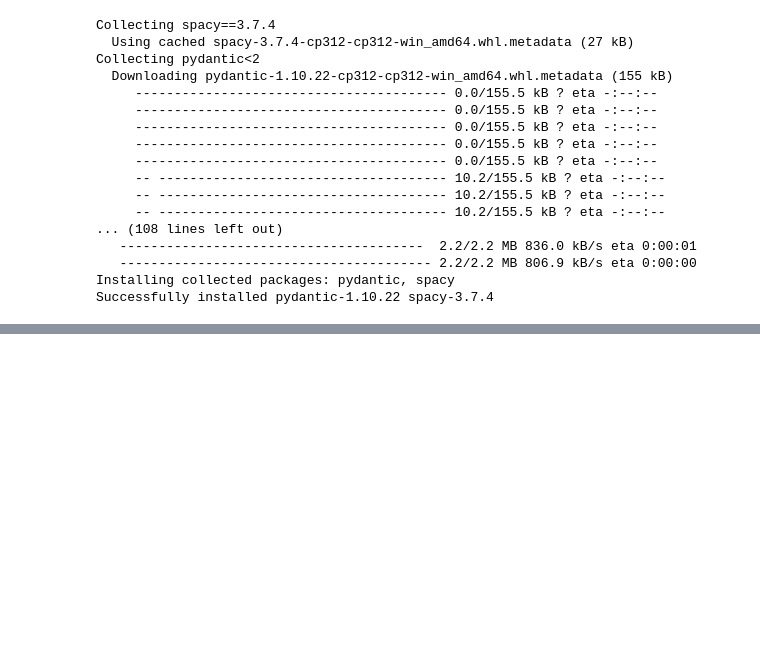
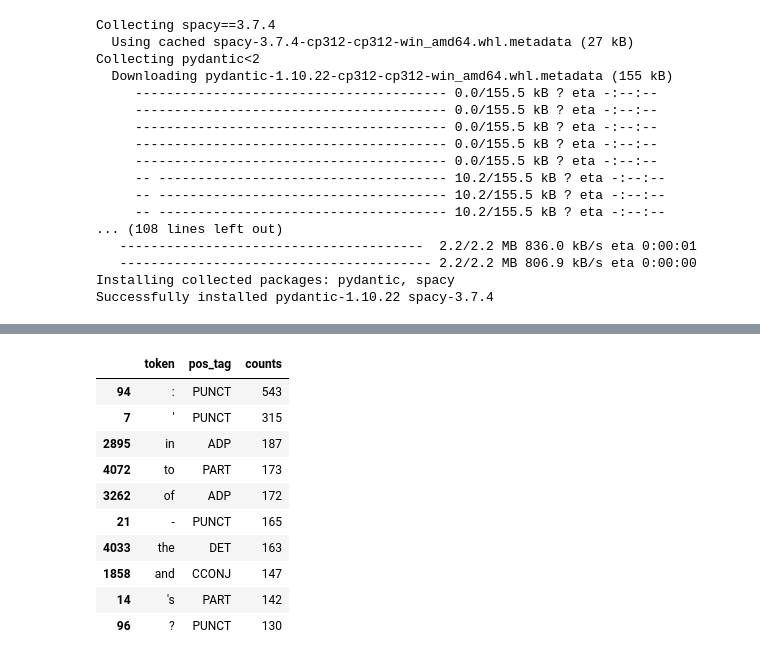
Before and after one commit to GeorGex3x383/AIEngineerBootcamp, a Jupyter notebook: 01_NLP_PartsOfSpeech/practicalTask.ipynb, the cells around one changed output, grey strips where cells are left out. Cells and saved outputs as stored; diff of their text form; code cells hidden in the pictures; blank space fills up the shorter version.

Commit message:
Subiendo Parts of speech actualizado

```diff
--- a/01_NLP_PartsOfSpeech/practicalTask.ipynb
+++ b/01_NLP_PartsOfSpeech/practicalTask.ipynb
@@ -80,0 +179,5 @@ bbc_data = pd.read_csv("bbc_news.csv") # the data should be in the same folder a
+# %%
+
+# create lists for just our tokens
+tokens_raw_list = sum(titles['tokens_raw'], []) #unpack our lists into a single list
+tokens_clean_list = sum(titles['tokens_clean_lemmatized'], [])
@@ -80,0 +204,30 @@ bbc_data = pd.read_csv("bbc_news.csv") # the data should be in the same folder a
+# %%
+nlp = spacy.load('en_core_web_sm')
+# %%
+
+# create a spacy doc from our raw text - better for pos tagging
+spacy_doc = nlp(' '.join(tokens_raw_list))
+# %%
+# extract the tokens and pos tags into a dataframe
+pos_df = pd.DataFrame(columns=['token', 'pos_tag'])
+
+for token in spacy_doc:
+    pos_df = pd.concat([pos_df,
+                       pd.DataFrame.from_records([{'token': token.text,'pos_tag': token.pos_}])], ignore_index=True)
+# %%
+
+# token frequency count
+pos_df_counts = pos_df.groupby(['token','pos_tag']).size().reset_index(name='counts').sort_values(by='counts', ascending=False)
+pos_df_counts.head(10)
+# %% [output]
+|  | token | pos_tag | counts |
+| 94 | : | PUNCT | 543 |
+| 7 | ' | PUNCT | 315 |
+| 2895 | in | ADP | 187 |
+| 4072 | to | PART | 173 |
+| 3262 | of | ADP | 172 |
+| 21 | - | PUNCT | 165 |
+| 4033 | the | DET | 163 |
+| 1858 | and | CCONJ | 147 |
+| 14 | 's | PART | 142 |
+| 96 | ? | PUNCT | 130 |
```
Also changed, not shown: parts of 17 cells of this notebook.
